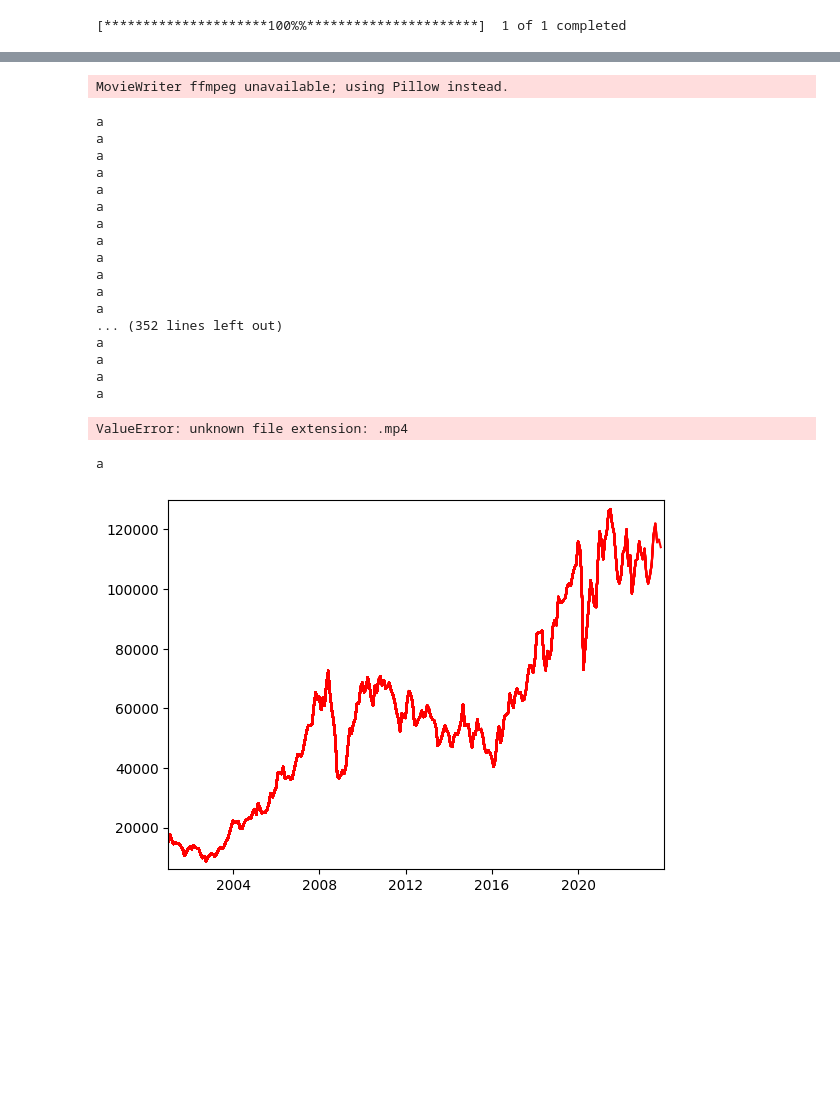
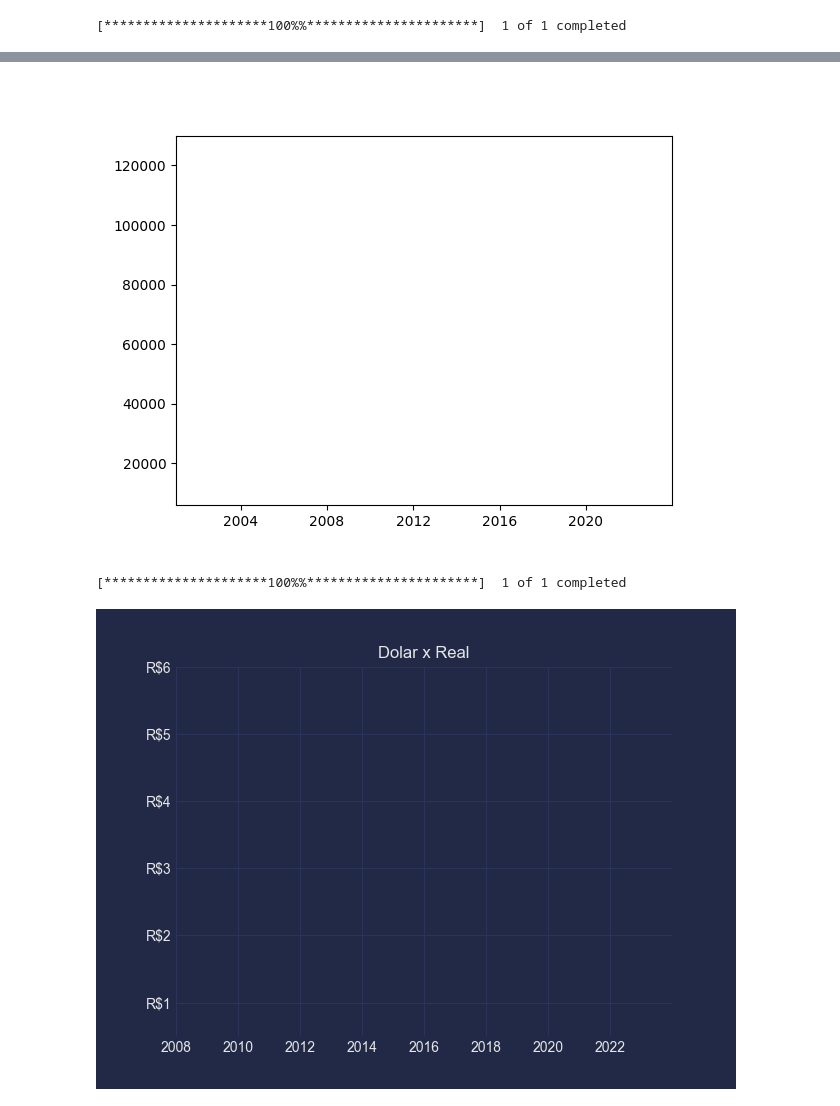
Before and after one commit to Moscarde/PythonDados, a Jupyter notebook: Modulo 5/Aula 14.ipynb, the cells around one changed output, grey strips where cells are left out. Drawn from its saved outputs; the diff is of its cells as text; code cells hidden in the pictures; blank space fills up the shorter version.

```diff
--- a/Modulo 5/Aula 14.ipynb
+++ b/Modulo 5/Aula 14.ipynb
@@ -28,40 +29,42 @@ ax.plot(cotacoes)
 # %%
 cotacoes_ani = cotacoes.resample('M').last()
 
 fig, ax = plt.subplots()
 ax.set_xlim(date(2001, 1, 1), date(2023, 12, 31))
 ax.set_ylim(6000, 130000)
 
 def animate(i):
-    print('a')
     data = cotacoes_ani.iloc[:int(i+1)]
     ax.plot(data.index, data.values, color = 'r')
 
 ani = FuncAnimation(fig, animate, frames = range(0, len(cotacoes_ani)),
     interval=50, repeat = False)
 
-ani.save('Test.mp4')
 
 plt.show()
 # %% [output]
-MovieWriter ffmpeg unavailable; using Pillow instead.
-a
-a
-a
-a
-a
-a
-a
-a
-a
-a
-a
-a
-... (352 lines left out)
-a
-a
-a
-a
-ValueError: unknown file extension: .mp4
-a
-[figure, old version]
+[figure, new version]
+# %%
+# gabarito 108
+
+dolar = yf.download('USDBRL=X', '2007-12-28')['Adj Close']
+
+dolar = dolar.resample('M').last()
+
+plt.style.use('cyberpunk')
+
+fig, ax = plt.subplots()
+ax.set_xlim(date(2008, 1, 1), date(2023, 12, 31))
+ax.set_ylim(0.5, 6)
+ax.yaxis.set_major_formatter('R${x:1.0f}')
+ax.set_title('Dolar x Real')
+
+def animate(i):
+
+    data = dolar.iloc[:int(i+1)]
+    ax.plot(data.index, data.values, color= "#00FFFF")
+
+ani = FuncAnimation(fig, animate, frames = range(0, len(dolar)), interval= 50, repeat = False)
+# %% [output]
+[*********************100%%**********************]  1 of 1 completed
+[figure, added]
```
Also changed, not shown: parts of 3 cells of this notebook, 9 other files.
